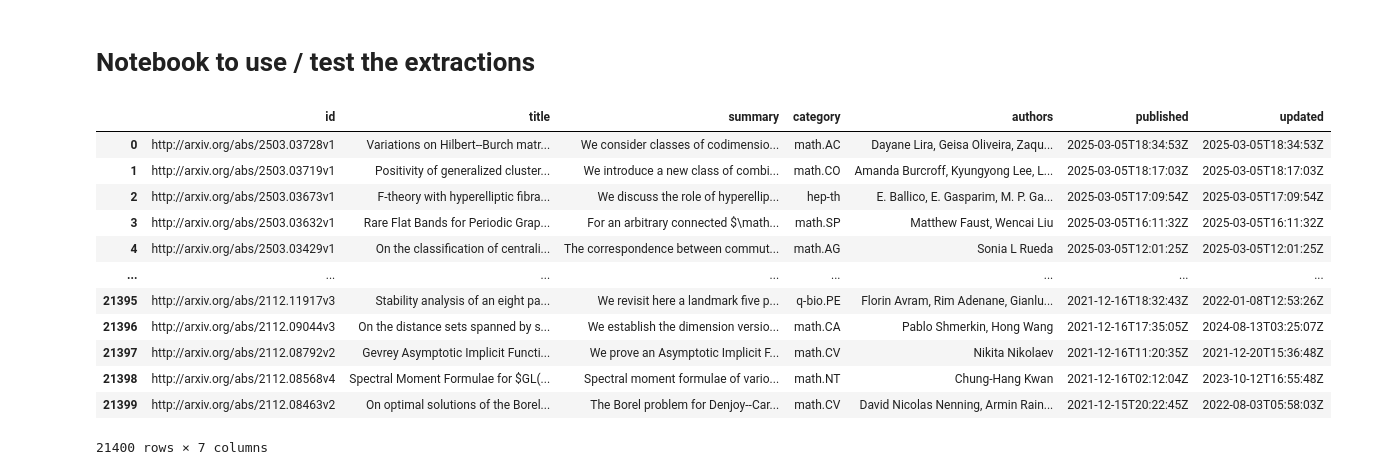
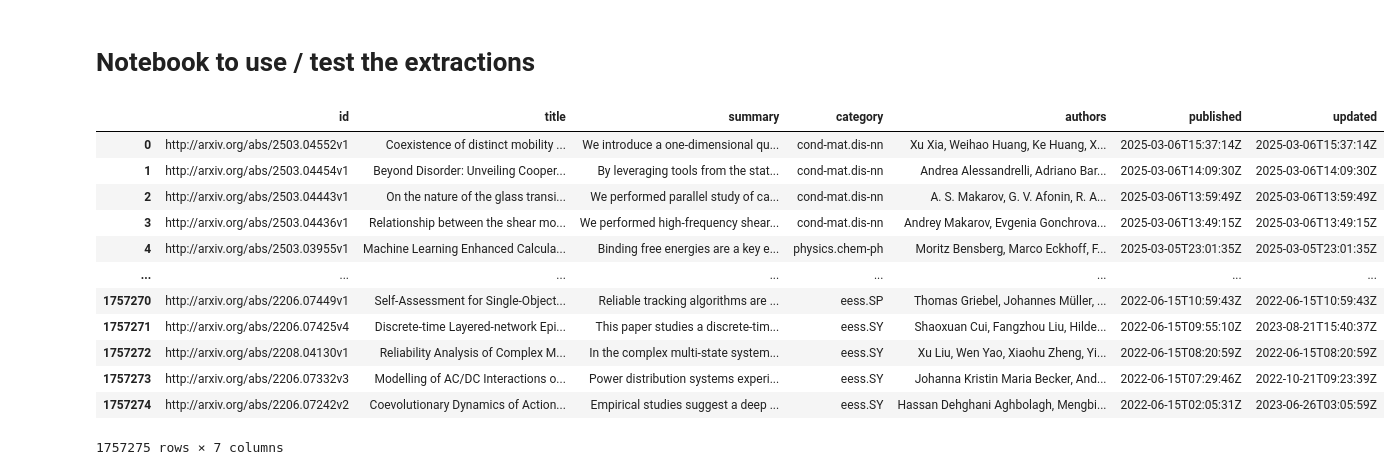
Before and after one commit to issagith/Arxiv-ML, a Jupyter notebook: scraper/usage.ipynb, the cells around one changed output. Drawn from its saved outputs; the diff is of its cells as text; code cells hidden in the pictures.

```diff
--- a/scraper/usage.ipynb
+++ b/scraper/usage.ipynb
@@ -4,19 +4,19 @@
 import pandas as pd
 import matplotlib.pyplot as plt
 # %%
-df = pd.read_csv('extractions/CSV/BySubCats/20250306_222102.csv')
+df = pd.read_csv('extractions/CSV/BySubCats/20250307_094141.csv')
 df
 # %% [output]
 |  | id | title | summary | category | authors | published | updated |
-| 0 | http://arxiv.org/abs/2503.03728v1 | Variations on Hilbert--Burch matr... | We consider classes of codimensio... | math.AC | Dayane Lira, Geisa Oliveira, Zaqu... | 2025-03-05T18:34:53Z | 2025-03-05T18:34:53Z |
-| 1 | http://arxiv.org/abs/2503.03719v1 | Positivity of generalized cluster... | We introduce a new class of combi... | math.CO | Amanda Burcroff, Kyungyong Lee, L... | 2025-03-05T18:17:03Z | 2025-03-05T18:17:03Z |
-| 2 | http://arxiv.org/abs/2503.03673v1 | F-theory with hyperelliptic fibra... | We discuss the role of hyperellip... | hep-th | E. Ballico, E. Gasparim, M. P. Ga... | 2025-03-05T17:09:54Z | 2025-03-05T17:09:54Z |
-| 3 | http://arxiv.org/abs/2503.03632v1 | Rare Flat Bands for Periodic Grap... | For an arbitrary connected $\math... | math.SP | Matthew Faust, Wencai Liu | 2025-03-05T16:11:32Z | 2025-03-05T16:11:32Z |
-| 4 | http://arxiv.org/abs/2503.03429v1 | On the classification of centrali... | The correspondence between commut... | math.AG | Sonia L Rueda | 2025-03-05T12:01:25Z | 2025-03-05T12:01:25Z |
+| 0 | http://arxiv.org/abs/2503.04552v1 | Coexistence of distinct mobility ... | We introduce a one-dimensional qu... | cond-mat.dis-nn | Xu Xia, Weihao Huang, Ke Huang, X... | 2025-03-06T15:37:14Z | 2025-03-06T15:37:14Z |
+| 1 | http://arxiv.org/abs/2503.04454v1 | Beyond Disorder: Unveiling Cooper... | By leveraging tools from the stat... | cond-mat.dis-nn | Andrea Alessandrelli, Adriano Bar... | 2025-03-06T14:09:30Z | 2025-03-06T14:09:30Z |
+| 2 | http://arxiv.org/abs/2503.04443v1 | On the nature of the glass transi... | We performed parallel study of ca... | cond-mat.dis-nn | A. S. Makarov, G. V. Afonin, R. A... | 2025-03-06T13:59:49Z | 2025-03-06T13:59:49Z |
+| 3 | http://arxiv.org/abs/2503.04436v1 | Relationship between the shear mo... | We performed high-frequency shear... | cond-mat.dis-nn | Andrey Makarov, Evgenia Gonchrova... | 2025-03-06T13:49:15Z | 2025-03-06T13:49:15Z |
+| 4 | http://arxiv.org/abs/2503.03955v1 | Machine Learning Enhanced Calcula... | Binding free energies are a key e... | physics.chem-ph | Moritz Bensberg, Marco Eckhoff, F... | 2025-03-05T23:01:35Z | 2025-03-05T23:01:35Z |
 | ... | ... | ... | ... | ... | ... | ... | ... |
-| 21395 | http://arxiv.org/abs/2112.11917v3 | Stability analysis of an eight pa... | We revisit here a landmark five p... | q-bio.PE | Florin Avram, Rim Adenane, Gianlu... | 2021-12-16T18:32:43Z | 2022-01-08T12:53:26Z |
-| 21396 | http://arxiv.org/abs/2112.09044v3 | On the distance sets spanned by s... | We establish the dimension versio... | math.CA | Pablo Shmerkin, Hong Wang | 2021-12-16T17:35:05Z | 2024-08-13T03:25:07Z |
-| 21397 | http://arxiv.org/abs/2112.08792v2 | Gevrey Asymptotic Implicit Functi... | We prove an Asymptotic Implicit F... | math.CV | Nikita Nikolaev | 2021-12-16T11:20:35Z | 2021-12-20T15:36:48Z |
-| 21398 | http://arxiv.org/abs/2112.08568v4 | Spectral Moment Formulae for $GL(... | Spectral moment formulae of vario... | math.NT | Chung-Hang Kwan | 2021-12-16T02:12:04Z | 2023-10-12T16:55:48Z |
-| 21399 | http://arxiv.org/abs/2112.08463v2 | On optimal solutions of the Borel... | The Borel problem for Denjoy--Car... | math.CV | David Nicolas Nenning, Armin Rain... | 2021-12-15T20:22:45Z | 2022-08-03T05:58:03Z |
+| 1757270 | http://arxiv.org/abs/2206.07449v1 | Self-Assessment for Single-Object... | Reliable tracking algorithms are ... | eess.SP | Thomas Griebel, Johannes Müller, ... | 2022-06-15T10:59:43Z | 2022-06-15T10:59:43Z |
+| 1757271 | http://arxiv.org/abs/2206.07425v4 | Discrete-time Layered-network Epi... | This paper studies a discrete-tim... | eess.SY | Shaoxuan Cui, Fangzhou Liu, Hilde... | 2022-06-15T09:55:10Z | 2023-08-21T15:40:37Z |
+| 1757272 | http://arxiv.org/abs/2208.04130v1 | Reliability Analysis of Complex M... | In the complex multi-state system... | eess.SY | Xu Liu, Wen Yao, Xiaohu Zheng, Yi... | 2022-06-15T08:20:59Z | 2022-06-15T08:20:59Z |
+| 1757273 | http://arxiv.org/abs/2206.07332v3 | Modelling of AC/DC Interactions o... | Power distribution systems experi... | eess.SY | Johanna Kristin Maria Becker, And... | 2022-06-15T07:29:46Z | 2022-10-21T09:23:39Z |
+| 1757274 | http://arxiv.org/abs/2206.07242v2 | Coevolutionary Dynamics of Action... | Empirical studies suggest a deep ... | eess.SY | Hassan Dehghani Aghbolagh, Mengbi... | 2022-06-15T02:05:31Z | 2023-06-26T03:05:59Z |
-21400 rows × 7 columns
+1757275 rows × 7 columns
```
Also changed, not shown: parts of 13 cells of this notebook, 16 other files.
